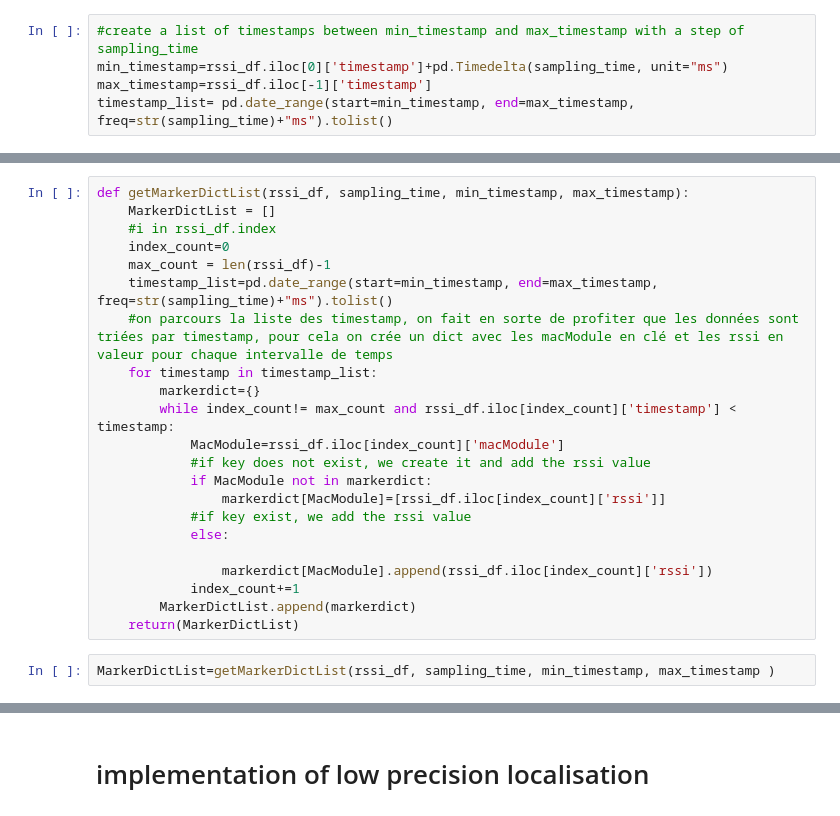
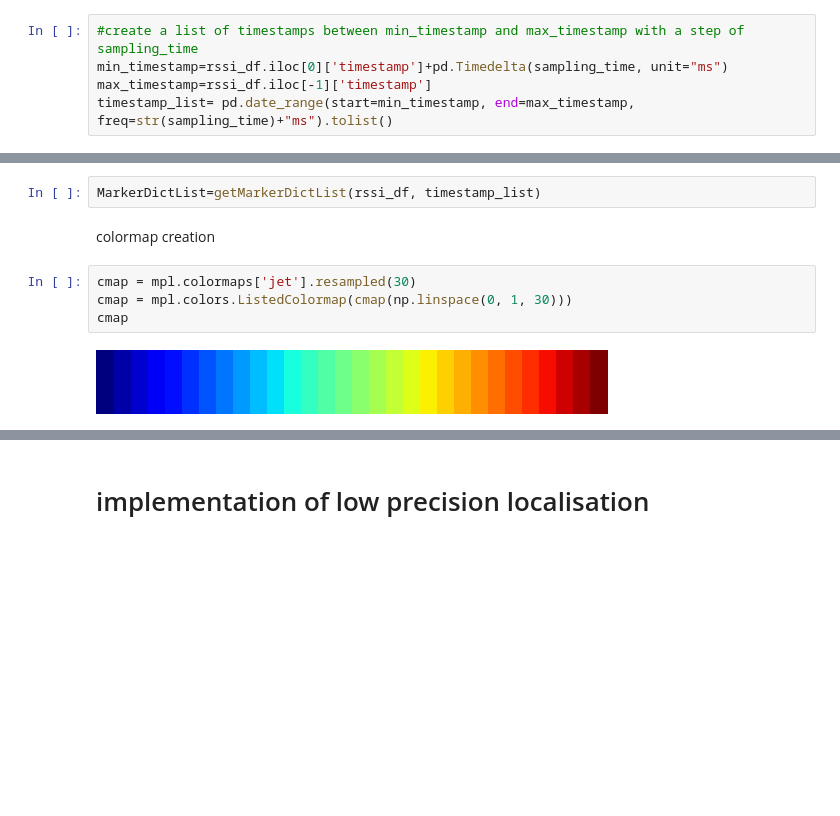
Before and after one commit to gatienc/Cartobat, a Jupyter notebook: Map_display.ipynb, the cells around one changed output, grey strips where cells are left out. Cells and saved outputs as stored; diff of their text form; blank space fills up the shorter version.

```diff
--- a/Map_display.ipynb
+++ b/Map_display.ipynb
@@ -125,25 +51,11 @@ def timed_marker_intensity_list(rssi_df, sampling_time):
-# %%
-def getMarkerDictList(rssi_df, sampling_time, min_timestamp, max_timestamp):
-    MarkerDictList = []
-    #i in rssi_df.index
-    index_count=0
-    max_count = len(rssi_df)-1
-    timestamp_list=pd.date_range(start=min_timestamp, end=max_timestamp, freq=str(sampling_time)+"ms").tolist()
-    #on parcours la liste des timestamp, on fait en sorte de profiter que les données sont triées par timestamp, pour cela on crée un dict avec les macModule en clé et les rssi en valeur pour chaque intervalle de temps
-    for timestamp in timestamp_list:
-        markerdict={}
-        while index_count!= max_count and rssi_df.iloc[index_count]['timestamp'] < timestamp:
-            MacModule=rssi_df.iloc[index_count]['macModule']
-            #if key does not exist, we create it and add the rssi value
-            if MacModule not in markerdict:
-                markerdict[MacModule]=[rssi_df.iloc[index_count]['rssi']]
-            #if key exist, we add the rssi value
-            else:
-
-                markerdict[MacModule].append(rssi_df.iloc[index_count]['rssi'])
-            index_count+=1
-        MarkerDictList.append(markerdict)
-    return(MarkerDictList)
 # %%
-MarkerDictList=getMarkerDictList(rssi_df, sampling_time, min_timestamp, max_timestamp )
+MarkerDictList=getMarkerDictList(rssi_df, timestamp_list)
+# %% [markdown]
+colormap creation
+# %%
+cmap = mpl.colormaps['jet'].resampled(30)
+cmap = mpl.colors.ListedColormap(cmap(np.linspace(0, 1, 30)))
+cmap
+# %% [output]
+[figure, added]
 # %%
```
Also changed, not shown: parts of 32 cells of this notebook, 10 other files.
